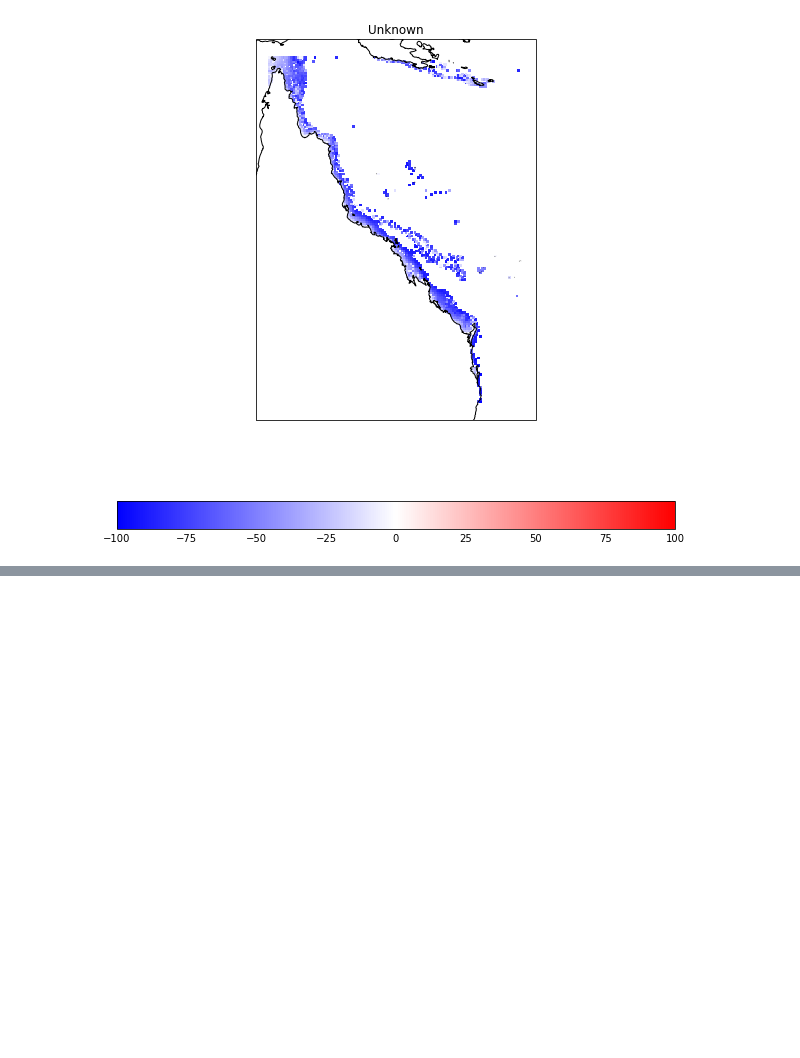
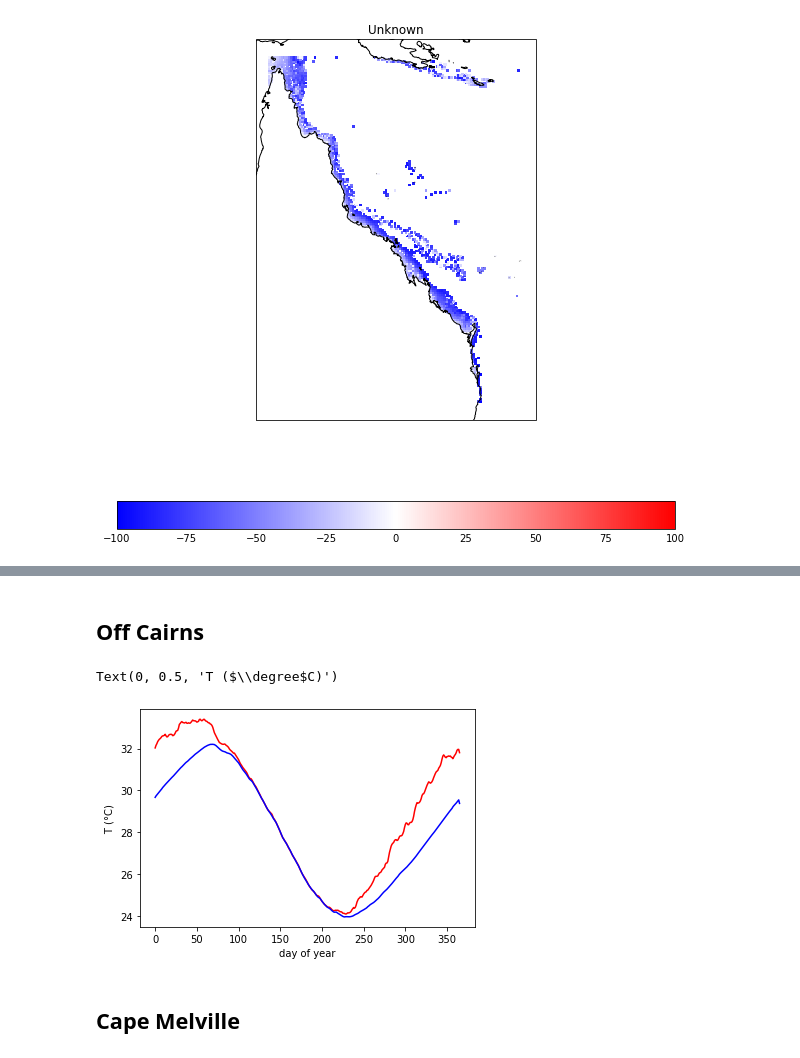
Before and after one commit to PaulHalloran/Jupiter_notebooks_halloran, a Jupyter notebook: GBR_lowest10%_spots.ipynb, the cells around one changed output, grey strips where cells are left out. Saved outputs shown, nothing was run; the diff lists cells and outputs as text; code cells hidden in the pictures; blank space fills up the shorter version.

```diff
--- a/GBR_lowest10%_spots.ipynb
+++ b/GBR_lowest10%_spots.ipynb
@@ -215,0 +329,23 @@ plt.gca().coastlines('10m')
+# %% [markdown]
+## Off Cairns
+# %%
+
+
+#extract_region(cube,lon_west,lon_east,lat_south,lat_north)
+lon_west,lon_east,lat_south,lat_north = 145.8,146.2,-16.8,-16.4
+surface_temp_south_c = area_avg(extract_region(surface_temp_cube,lon_west,lon_east,lat_south,lat_north))
+bottom_temp_south_c = area_avg(extract_region(bottom_temp_cube,lon_west,lon_east,lat_south,lat_north))
+
+start_year,end_year = 1985,2015
+surface_temp_south_c = annual_cycle(extract_year_range_inclusive(surface_temp_south_c,start_year,end_year))
+bottom_temp_south_c = annual_cycle(extract_year_range_inclusive(bottom_temp_south_c,start_year,end_year))
+# %%
+plt.plot(surface_temp_south_c.data,'r')
+plt.plot(bottom_temp_south_c.data,'b')
+plt.xlabel('day of year')
+plt.ylabel('T ($\degree$C)')
+# %% [output]
+Text(0, 0.5, 'T ($\\degree$C)')
+[figure, added]
+# %% [markdown]
+## Cape Melville
```
Also changed, not shown: parts of 21 cells of this notebook.
